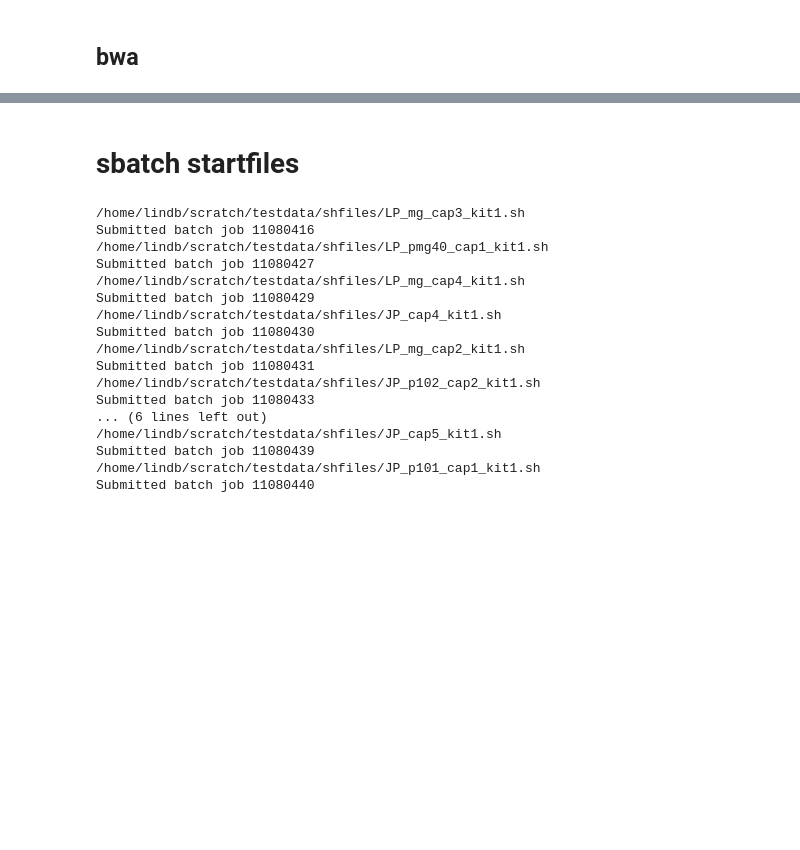
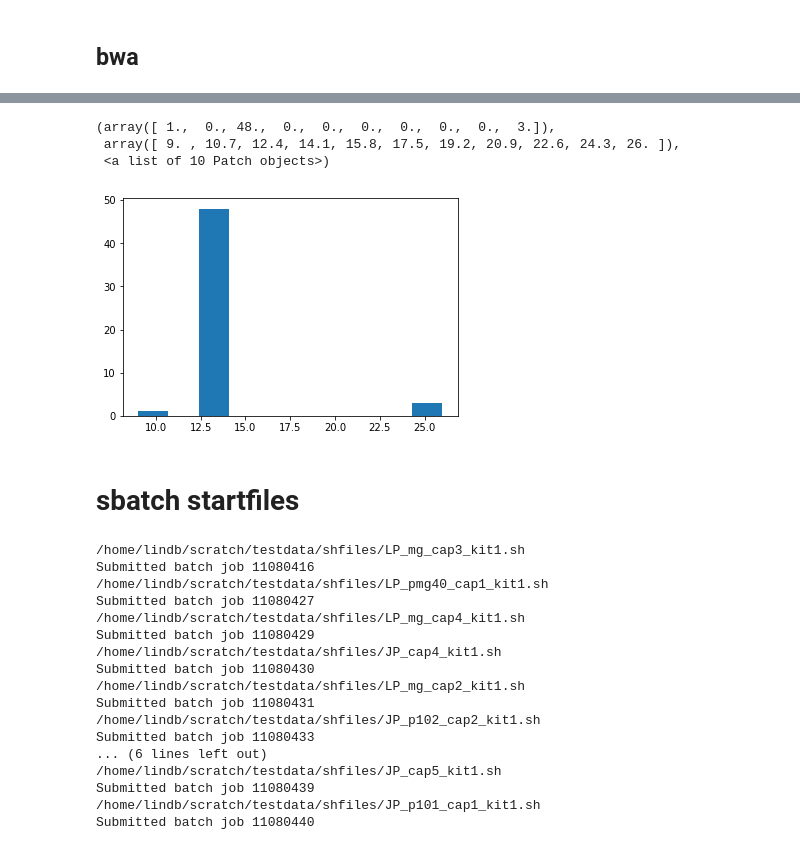
Before and after one commit to CoAdapTree/gatk_pipeline, a Jupyter notebook: Untitled.ipynb, the cells around one changed output, grey strips where cells are left out. Drawn from its saved outputs; the diff is of its cells as text; code cells hidden in the pictures; blank space fills up the shorter version.

```diff
--- a/Untitled.ipynb
+++ b/Untitled.ipynb
@@ -655,3 +715,10 @@ np.mean(bwamems)
+# %%
+plt.hist(bwamems)
+# %% [output]
+(array([ 1.,  0., 48.,  0.,  0.,  0.,  0.,  0.,  0.,  3.]),
+ array([ 9. , 10.7, 12.4, 14.1, 15.8, 17.5, 19.2, 20.9, 22.6, 24.3, 26. ]),
+ <a list of 10 Patch objects>)
+[figure, added]
 # %% [markdown]
 # sbatch startfiles
 # %%
```
Also changed, not shown: parts of 24 cells of this notebook, 7 other files.
